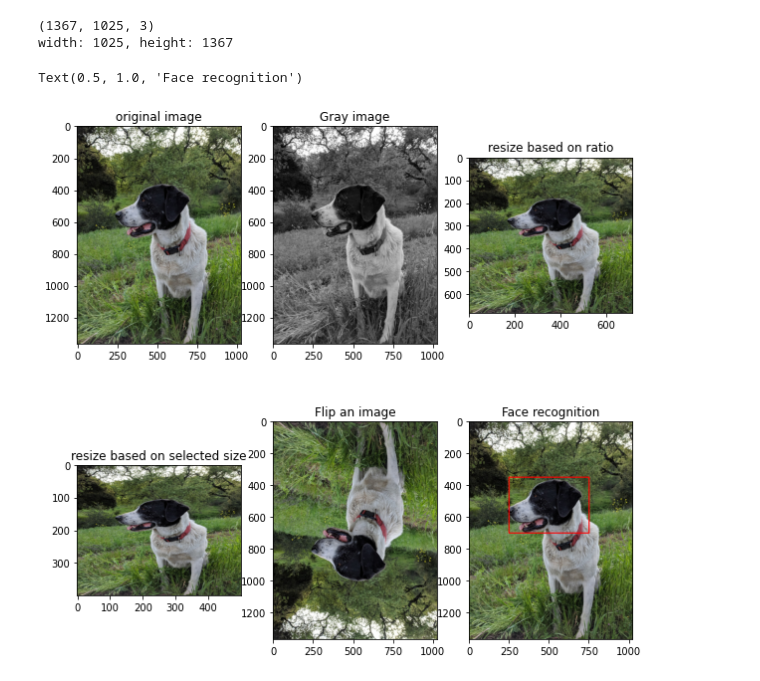
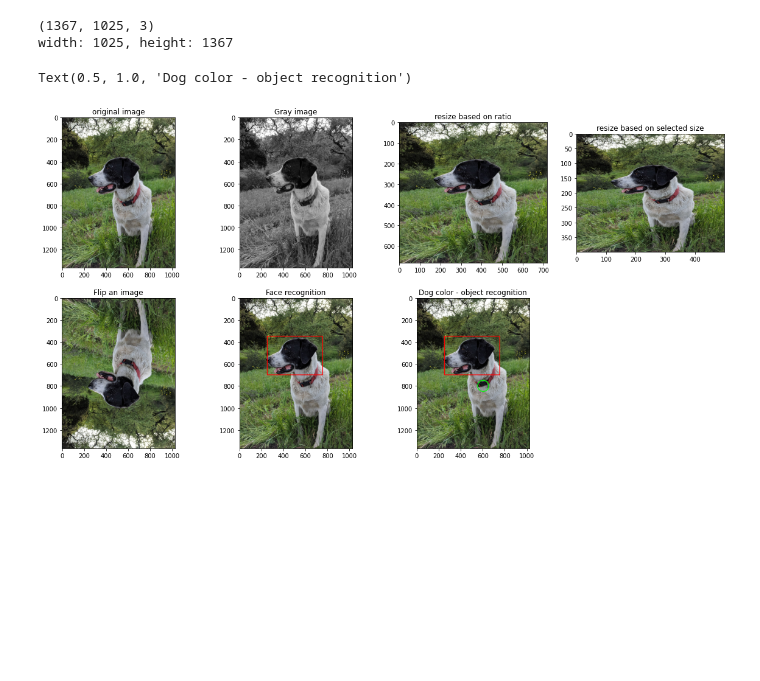
Before and after one commit to faranak5171/Computer-Vision-Projects, a Jupyter notebook: opencv_image.ipynb, the cells around one changed output. Cells and saved outputs as stored; diff of their text form; code cells hidden in the pictures; blank space fills up the shorter version.

Commit message:
draw a circle

```diff
--- a/opencv_image.ipynb
+++ b/opencv_image.ipynb
@@ -12,9 +12,9 @@ width = fix_pic.shape[1]
 height = fix_pic.shape[0]
 print(f"width: {width}, height: {height}")
 
-fig = plt.figure(figsize=(10,10))
+fig = plt.figure(figsize=(20,10))
 rows = 2
-cols = 3
+cols = 4
 ax = fig.add_subplot(rows,cols,1)
 ax.imshow(fix_pic)
 ax.set_title('original image')
@@ -26,32 +26,38 @@ ax.imshow(gray_pic, cmap='gray')
 ax.set_title('Gray image')
 
 #resize based on ratio
 w_ratio = 0.7
 h_ratio = 0.5
 ratio_pic = cv2.resize(fix_pic,(0,0),fix_pic,w_ratio,h_ratio)
 ax = fig.add_subplot(rows,cols,3)
 ax.imshow(ratio_pic)
 ax.set_title('resize based on ratio')
 
 #resize based on selected size
 resize_pic = cv2.resize(fix_pic,(500,400))
 ax = fig.add_subplot(rows, cols, 4)
 ax.imshow(resize_pic)
 ax.set_title('resize based on selected size')
 
 #Flip image
 flip_pic = cv2.flip(fix_pic,0)
 ax = fig.add_subplot(rows,cols,5)
 ax.imshow(flip_pic)
 ax.set_title('Flip an image')
 
 # Draw a rectangle on image
 cv2.rectangle(fix_pic, pt1=(250,350), pt2=(750,700), color=(255,0,0), thickness=5)
 ax = fig.add_subplot(rows, cols, 6)
 ax.imshow(fix_pic)
 ax.set_title('Face recognition')
+
+# Draw a circle on image
+cv2.circle(img=fix_pic, center=(600,800), radius=50, color=(0,255,0), thickness=5)
+ax = fig.add_subplot(rows,cols, 7)
+ax.imshow(fix_pic)
+ax.set_title('Dog color - object recognition')
 # %% [output]
 (1367, 1025, 3)
 width: 1025, height: 1367
-Text(0.5, 1.0, 'Face recognition')
+Text(0.5, 1.0, 'Dog color - object recognition')
-[figure, old version]
+[figure, new version]
```
